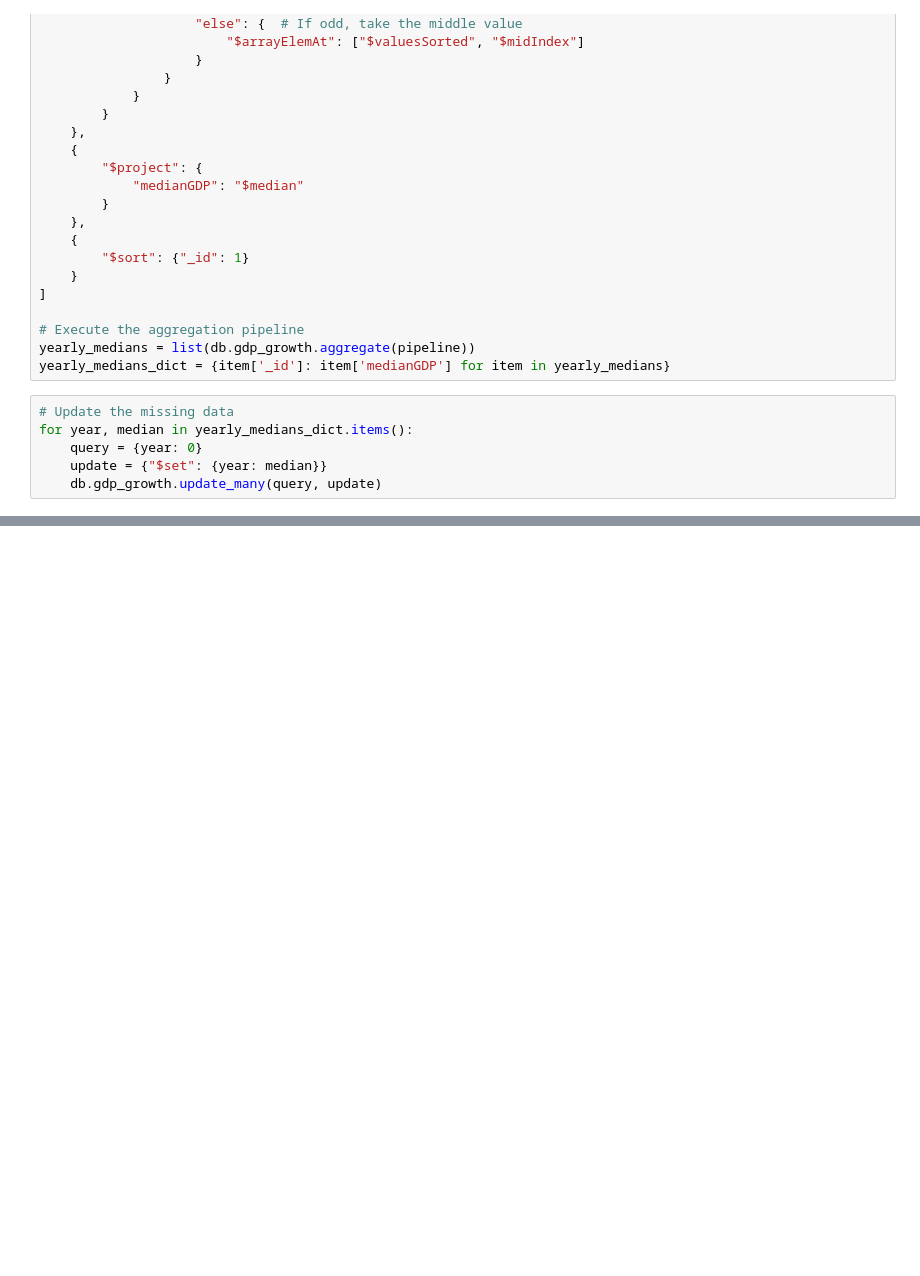
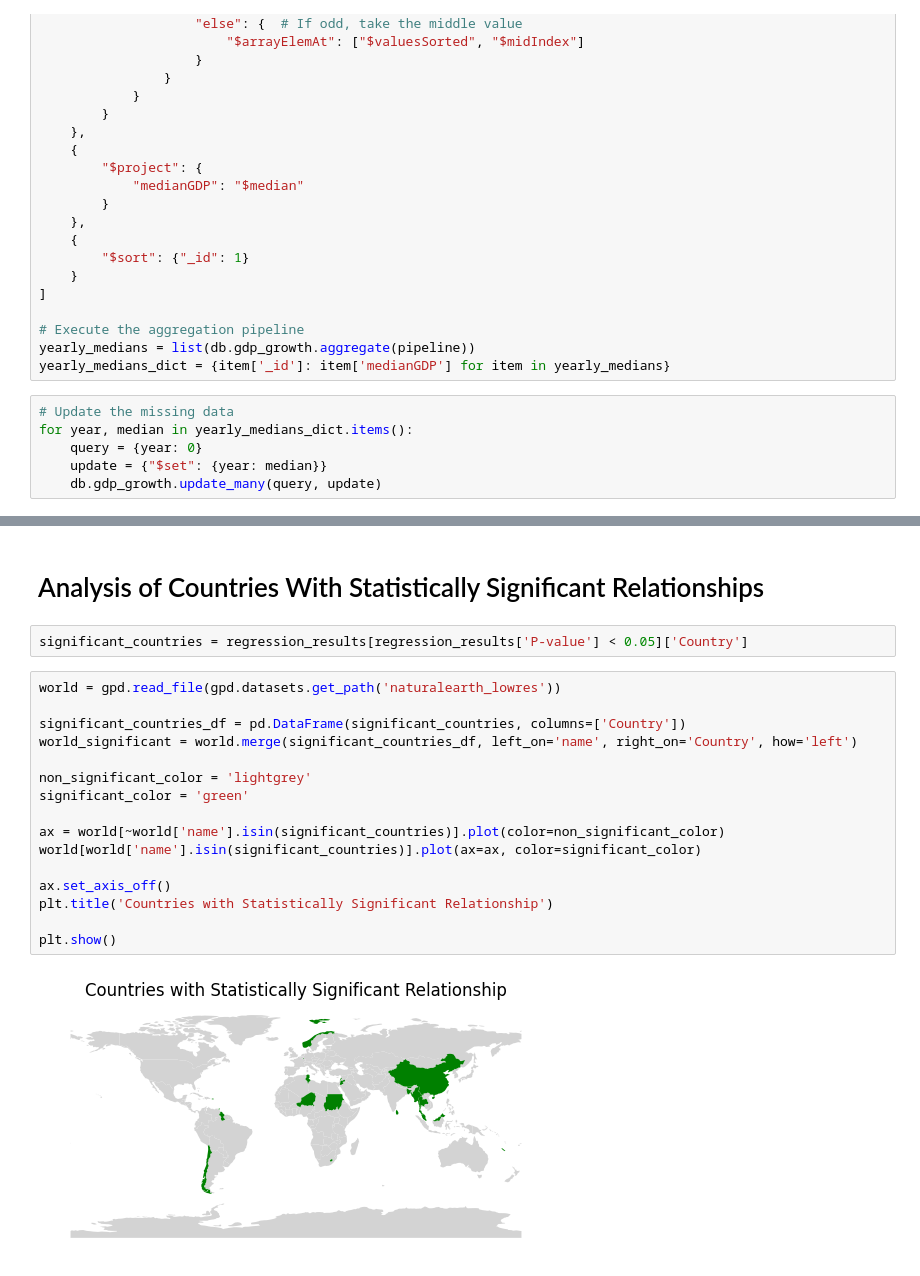
Before and after one commit to Crimson725/5200_proj, a Jupyter notebook: 5200_proj.ipynb, the cells around one changed output, grey strips where cells are left out. Drawn from its saved outputs; the diff is of its cells as text; blank space fills up the shorter version.

```diff
--- a/5200_proj.ipynb
+++ b/5200_proj.ipynb
@@ -436,0 +390,22 @@ df_after1990
+# %% [markdown]
+# Analysis of Countries With Statistically Significant Relationships
+# %%
+significant_countries = regression_results[regression_results['P-value'] < 0.05]['Country']
+# %%
+world = gpd.read_file(gpd.datasets.get_path('naturalearth_lowres'))
+
+significant_countries_df = pd.DataFrame(significant_countries, columns=['Country'])
+world_significant = world.merge(significant_countries_df, left_on='name', right_on='Country', how='left')
+
+non_significant_color = 'lightgrey'
+significant_color = 'green'
+
+ax = world[~world['name'].isin(significant_countries)].plot(color=non_significant_color)
+world[world['name'].isin(significant_countries)].plot(ax=ax, color=significant_color)
+
+ax.set_axis_off()
+plt.title('Countries with Statistically Significant Relationship')
+
+plt.show()
+# %% [output]
+[figure, added]
```
Also changed, not shown: parts of 42 cells of this notebook.
